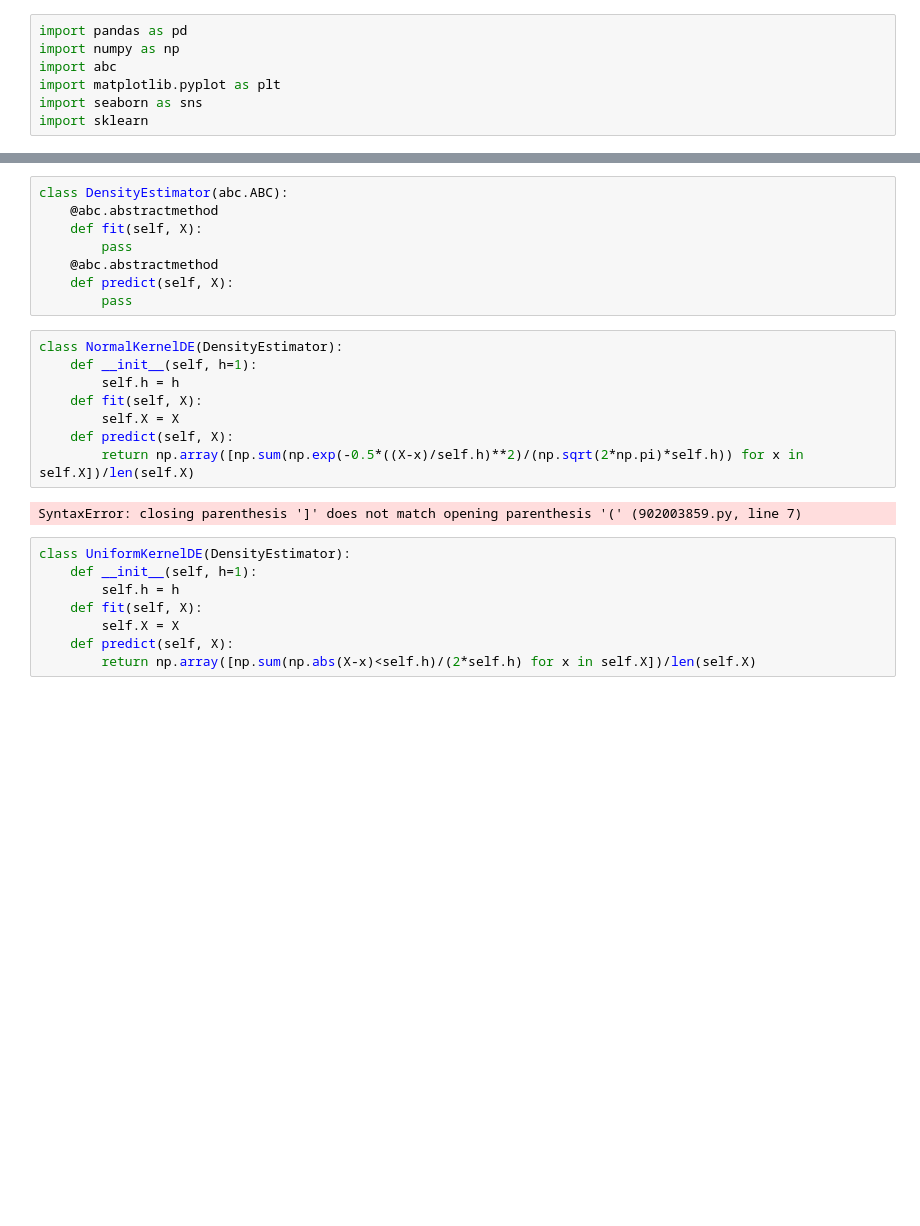
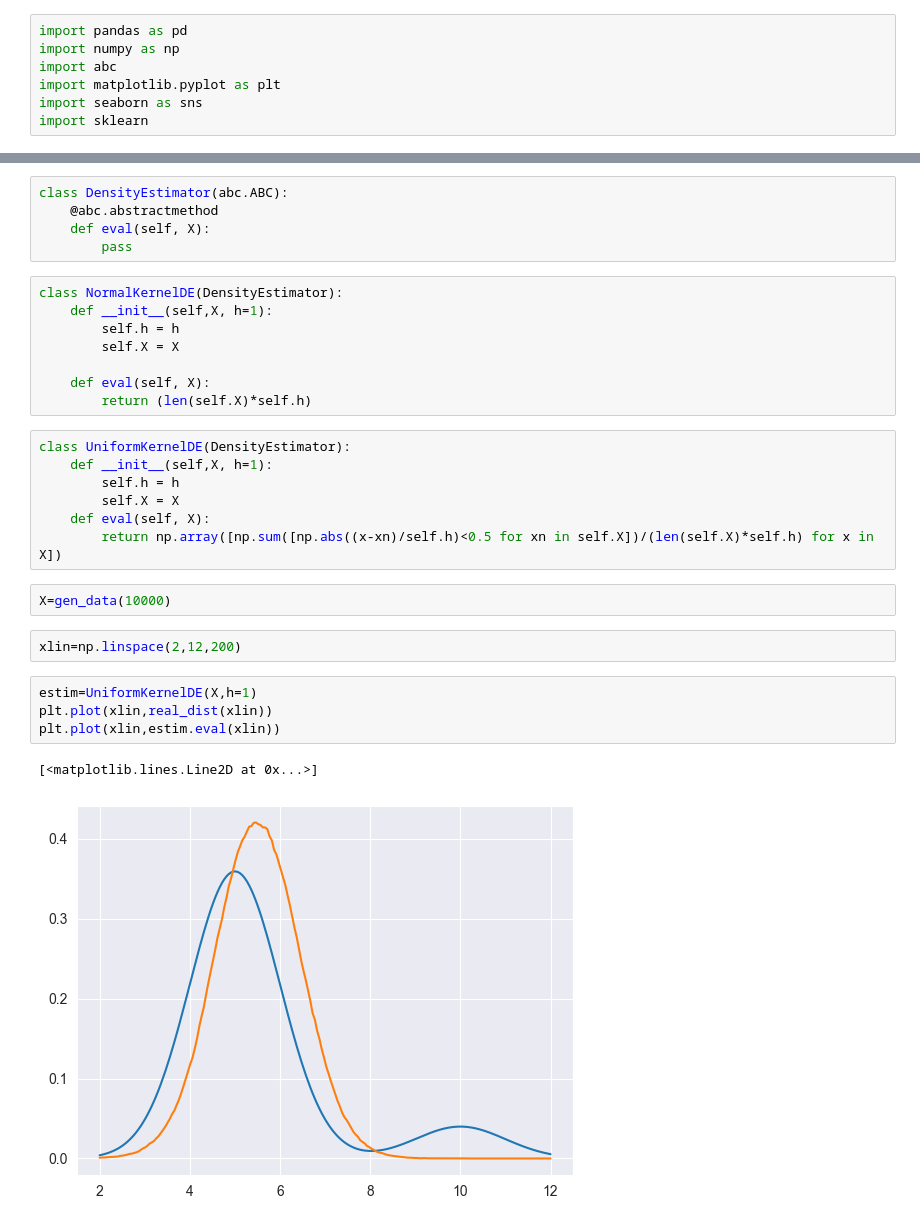
Before and after one commit to PioRow/AML_Labs, a Jupyter notebook: lab2/dens_estim.ipynb, the cells around one changed output, grey strips where cells are left out. Drawn from its saved outputs; the diff is of its cells as text; blank space fills up the shorter version.

Commit message:
readme redo. some work on density estimators

```diff
--- a/lab2/dens_estim.ipynb
+++ b/lab2/dens_estim.ipynb
@@ -11,26 +14,31 @@ def gen_data(n=200):
 # %%
 class DensityEstimator(abc.ABC):
     @abc.abstractmethod
-    def fit(self, X):
+    def eval(self, X):
         pass
-    @abc.abstractmethod
-    def predict(self, X):
-        pass
 # %%
 class NormalKernelDE(DensityEstimator):
-    def __init__(self, h=1):
+    def __init__(self,X, h=1):
         self.h = h
-    def fit(self, X):
         self.X = X
-    def predict(self, X):
-        return np.array([np.sum(np.exp(-0.5*((X-x)/self.h)**2)/(np.sqrt(2*np.pi)*self.h)) for x in self.X])/len(self.X)
+
+    def eval(self, X):
+        return (len(self.X)*self.h)
-# %% [output]
-SyntaxError: closing parenthesis ']' does not match opening parenthesis '(' (902003859.py, line 7)
 # %%
 class UniformKernelDE(DensityEstimator):
-    def __init__(self, h=1):
+    def __init__(self,X, h=1):
         self.h = h
-    def fit(self, X):
         self.X = X
-    def predict(self, X):
-        return np.array([np.sum(np.abs(X-x)<self.h)/(2*self.h) for x in self.X])/len(self.X)
+    def eval(self, X):
+        return np.array([np.sum([np.abs((x-xn)/self.h)<0.5 for xn in self.X])/(len(self.X)*self.h) for x in X])
+# %%
+X=gen_data(10000)
+# %%
+xlin=np.linspace(2,12,200)
+# %%
+estim=UniformKernelDE(X,h=1)
+plt.plot(xlin,real_dist(xlin))
+plt.plot(xlin,estim.eval(xlin))
+# %% [output]
+[<matplotlib.lines.Line2D at 0x...>]
+[figure, added]
```
Also changed, not shown: parts of 5 cells of this notebook, 1 other file.
